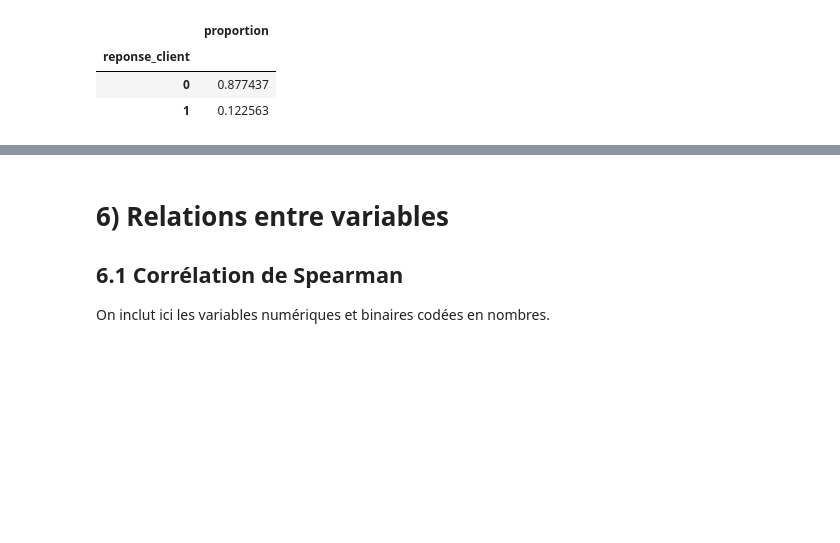
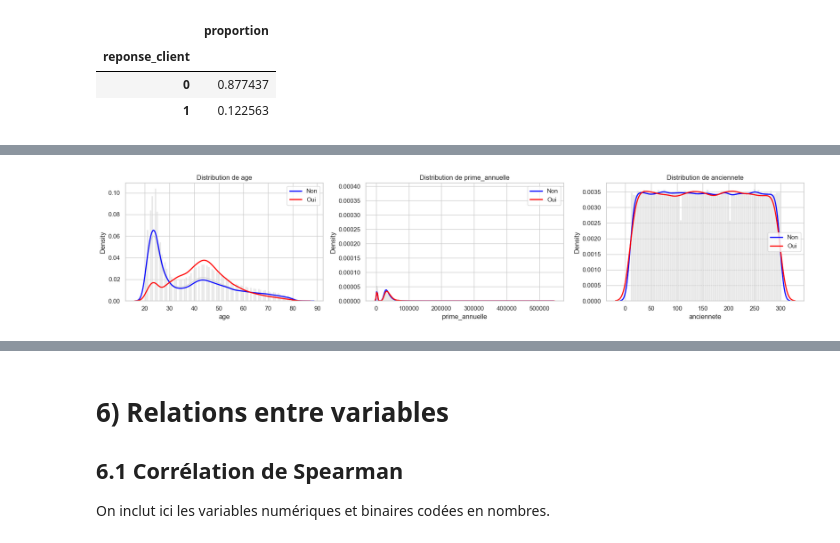
Before and after one commit to mayahamdy/TP-VDD, a Jupyter notebook: Projet_Analyse.ipynb, the cells around one changed output, grey strips where cells are left out. Cells and saved outputs as stored; diff of their text form; code cells hidden in the pictures; blank space fills up the shorter version.

```diff
--- a/Projet_Analyse.ipynb
+++ b/Projet_Analyse.ipynb
@@ -364,7 +359,0 @@ pd.DataFrame(outlier_rows)
-# %%
-fig, axes = plt.subplots(1, 3, figsize=(18, 4))
-for ax, col in zip(axes, numeric_cols):
-    sns.histplot(train_df[col], kde=True, ax=ax)
-    ax.set_title(f"Distribution de {col}")
-plt.tight_layout()
-plt.show()
@@ -419,8 +369,3 @@ show_plotly(fig)
 | reponse_client |  |
 | 0 | 0.877437 |
 | 1 | 0.122563 |
-# %%
-for col in ["genre", "age_vehicule", "vehicule_endommage", "ancien_assure", "permis_conduire"]:
-    tmp = train_df.groupby(col, dropna=False)[target_col].mean().sort_values(ascending=False)
-    print(f"Taux de réponse par {col}")
-    display(tmp.to_frame("taux_reponse"))
@@ -453,0 +376,34 @@ Taux de réponse par permis_conduire
+# %%
+fig, axes = plt.subplots(1, 3, figsize=(18, 4))
+
+for ax, col in zip(axes, numeric_cols):
+    # Histogramme global
+    sns.histplot(train_df[col], kde=True, ax=ax, color="lightgrey", stat="density")
+
+    # KDE pour les NON (0)
+    sns.kdeplot(
+        data=train_df[train_df[target_col] == 0],
+        x=col,
+        ax=ax,
+        color="blue",
+        label="Non",
+        linewidth=2
+    )
+
+    # KDE pour les OUI (1)
+    sns.kdeplot(
+        data=train_df[train_df[target_col] == 1],
+        x=col,
+        ax=ax,
+        color="red",
+        label="Oui",
+        linewidth=2
+    )
+
+    ax.set_title(f"Distribution de {col}")
+    ax.legend()
+
+plt.tight_layout()
+plt.show()
+# %% [output]
+[figure, added]
```
Also changed, not shown: parts of 19 cells of this notebook.
